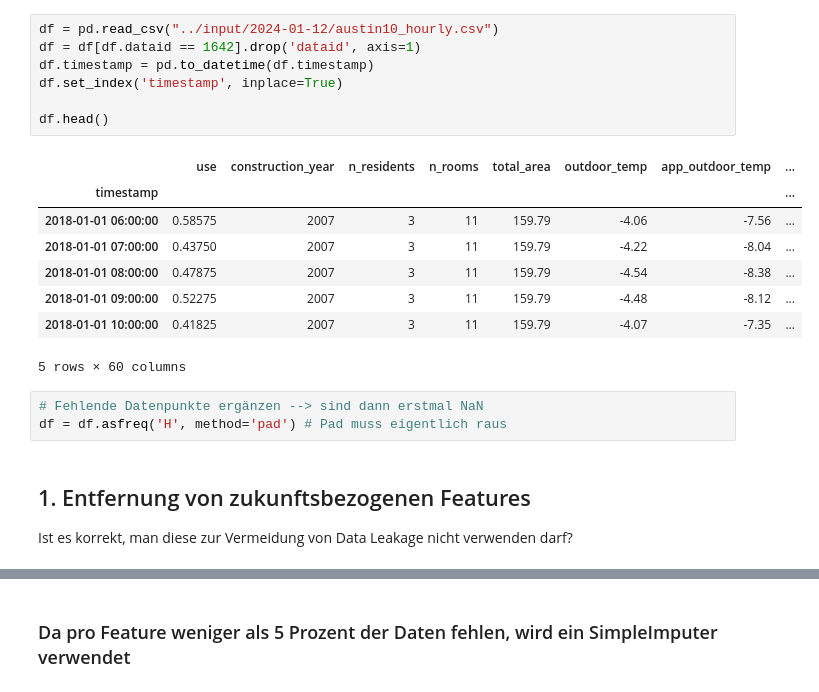
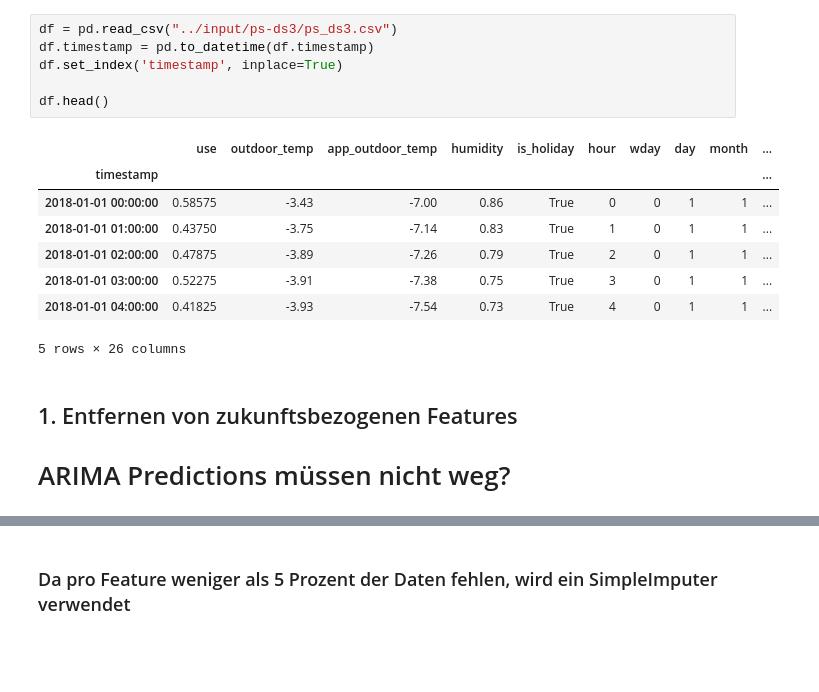
Before and after one commit to philipplandeck/energy-consumption-prediction, a Jupyter notebook: src/04-ml-predictions.ipynb, the cells around one changed output, grey strips where cells are left out. Saved outputs shown, nothing was run; the diff lists cells and outputs as text; blank space fills up the shorter version.

```diff
--- a/src/04-ml-predictions.ipynb
+++ b/src/04-ml-predictions.ipynb
@@ -62,26 +94,22 @@ def print_metrics(actual, predicted):
 
     print(f"MAE: {round(mae, 2)}, RMSE: {round(rmse, 2)}, MAPE: {round(mape, 2)} %")
 # %%
-df = pd.read_csv("../input/2024-01-12/austin10_hourly.csv")
-df = df[df.dataid == 1642].drop('dataid', axis=1)
+df = pd.read_csv("../input/ps-ds3/ps_ds3.csv")
 df.timestamp = pd.to_datetime(df.timestamp)
 df.set_index('timestamp', inplace=True)
 
 df.head()
 # %% [output]
-|  | use | construction_year | n_residents | n_rooms | total_area | outdoor_temp | app_outdoor_temp | ... |
-| timestamp |  |  |  |  |  |  |  | ... |
-| 2018-01-01 06:00:00 | 0.58575 | 2007 | 3 | 11 | 159.79 | -4.06 | -7.56 | ... |
-| 2018-01-01 07:00:00 | 0.43750 | 2007 | 3 | 11 | 159.79 | -4.22 | -8.04 | ... |
-| 2018-01-01 08:00:00 | 0.47875 | 2007 | 3 | 11 | 159.79 | -4.54 | -8.38 | ... |
-| 2018-01-01 09:00:00 | 0.52275 | 2007 | 3 | 11 | 159.79 | -4.48 | -8.12 | ... |
-| 2018-01-01 10:00:00 | 0.41825 | 2007 | 3 | 11 | 159.79 | -4.07 | -7.35 | ... |
+|  | use | outdoor_temp | app_outdoor_temp | humidity | is_holiday | hour | wday | day | month | ... |
+| timestamp |  |  |  |  |  |  |  |  |  | ... |
+| 2018-01-01 00:00:00 | 0.58575 | -3.43 | -7.00 | 0.86 | True | 0 | 0 | 1 | 1 | ... |
+| 2018-01-01 01:00:00 | 0.43750 | -3.75 | -7.14 | 0.83 | True | 1 | 0 | 1 | 1 | ... |
+| 2018-01-01 02:00:00 | 0.47875 | -3.89 | -7.26 | 0.79 | True | 2 | 0 | 1 | 1 | ... |
+| 2018-01-01 03:00:00 | 0.52275 | -3.91 | -7.38 | 0.75 | True | 3 | 0 | 1 | 1 | ... |
+| 2018-01-01 04:00:00 | 0.41825 | -3.93 | -7.54 | 0.73 | True | 4 | 0 | 1 | 1 | ... |
-5 rows × 60 columns
+5 rows × 26 columns
-# %%
-# Fehlende Datenpunkte ergänzen --> sind dann erstmal NaN
-df = df.asfreq('H', method='pad') # Pad muss eigentlich raus
 # %% [markdown]
 <a id="1"></a>
-## 1. Entfernung von zukunftsbezogenen Features
-Ist es korrekt, man diese zur Vermeidung von Data Leakage nicht verwenden darf?
+## 1. Entfernen von zukunftsbezogenen Features
+# ARIMA Predictions müssen nicht weg?
 # %%
```
Also changed, not shown: parts of 50 cells of this notebook, 2 other files.
